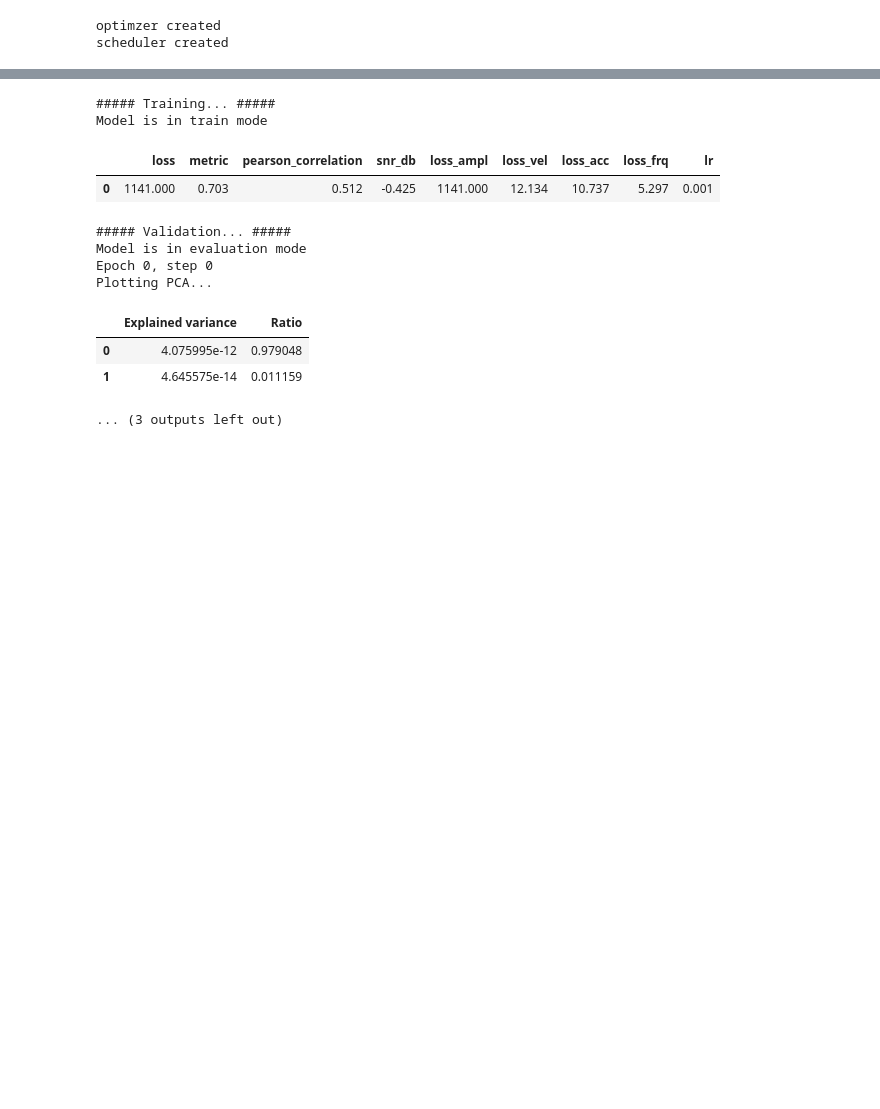
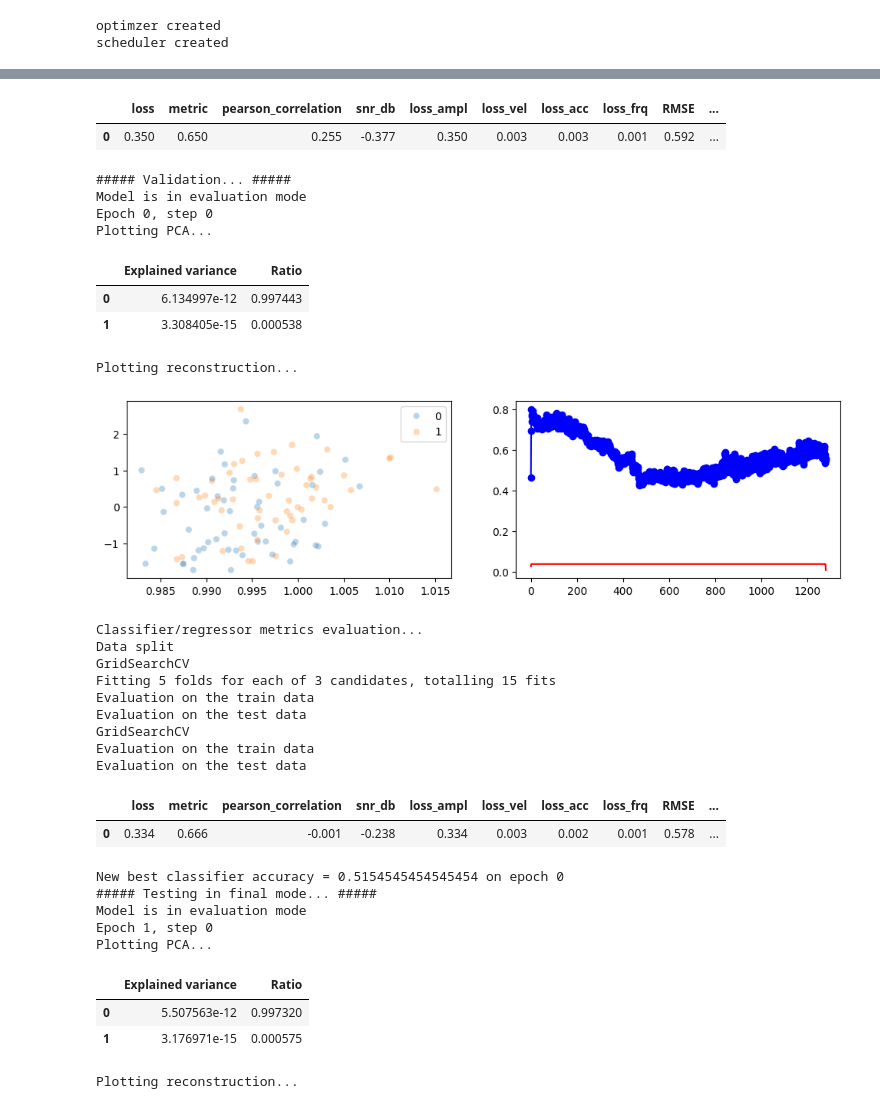
Before and after one commit to dwemer8/Depression_classification_from_EEG, a Jupyter notebook: training.ipynb, the cells around one changed output, grey strips where cells are left out. Cells and saved outputs as stored; diff of their text form; code cells hidden in the pictures; blank space fills up the shorter version.

Commit message:
Loss reduction via mean was added. RMSE logging was added.

```diff
--- a/training.ipynb
+++ b/training.ipynb
@@ -323,7 +322,8 @@ Test sample type: torch.FloatTensor
 #     "beta": 2,
 #     "input_dim": train_dataset[0].shape,
 #     "latent_std": 1,
-#     "latent_multiplier" : 2
+#     "latent_multiplier" : 2,
+#     "loss_reduction" : "mean", #"mean"/"sum
 # }
 # model = VAE(
 #     encoder_conv(model_config),
@@ -340,7 +340,8 @@ Test sample type: torch.FloatTensor
 #     "C_max": 100,
 #     "C_stop_iter": len(train_dataloader)*50,
 #     "device": device,
-#     "latent_multiplier" : 2
+#     "latent_multiplier" : 2,
+    # "loss_reduction" : "mean", #"mean"/"sum
 # }
 # model = BetaVAE_B(
 #     encoder_conv(model_config),
@@ -354,7 +355,8 @@ Test sample type: torch.FloatTensor
 #     "beta": 2,
 #     "input_dim": train_dataset[0].shape,
 #     "latent_std": 1,
-#     "latent_multiplier" : 2
+#     "latent_multiplier" : 2,
+#     "loss_reduction" : "mean", #"mean"/"sum
 # }
 # model = BetaVAE_H(
 #     encoder_conv(model_config),
@@ -366,7 +368,8 @@ Test sample type: torch.FloatTensor
 # model_config = {
 #     "latent_dim": 10,
 #     "input_dim": train_dataset[0].shape,
-#     "latent_multiplier": 1
+#     "latent_multiplier": 1,
+#     "loss_reduction" : "mean", #"mean"/"sum
 # }
 # model = AE_framework(
 #     encoder_conv(model_config),
@@ -386,7 +389,8 @@ Test sample type: torch.FloatTensor
 #     "latent_std": 1,
 #     "n_channels": 3,
 #     "n_classes": 3,
-#     "first_decoder_conv_depth": 32
+#     "first_decoder_conv_depth": 32,
+#     "loss_reduction" : "mean", #"mean"/"sum
 # }
 # model = VAE(
 #     encoder_conv4(model_config["n_channels"]),
@@ -397,6 +401,7 @@ Test sample type: torch.FloatTensor
 model_description="depr. anon., AE, 3 ch., 4/8/16/32, 7/7/5/3/3/3/3/1, Sigmoid"
 model_config = {
     "input_dim": train_dataset[0].shape,
+    "loss_reduction" : "mean", #"mean"/"sum
 }
 model = AE(
     n_channels=train_dataset[0].shape[-2],
@@ -409,7 +414,8 @@ model = AE(
 #     "c1": 3,
 #     "c2": 3,
 #     "c3": 2,
-#     "c_neck": 1
+#     "c_neck": 1,
+#     "loss_reduction" : "mean", #"mean"/"sum
 # }
 # model = UNet(
 #     n_channels=train_dataset[0].shape[-2],
@@ -489,11 +495,10 @@ train_config = {
         "n_masks" : 0,
         "mask_ratio" : 0
     },
+    "avg_embeddings_over_time": True,
 
     "start_epoch": 0, # including #!!!CHECK BEFORE TRAINING
-    "end_epoch": 50, # excluding #!!!CHECK BEFORE TRAINING,
-
-    "avg_embeddings_over_time": True,
+    "end_epoch": 1, # excluding #!!!CHECK BEFORE TRAINING,
 }
 
 ml_config = {
@@ -505,7 +510,10 @@ ml_config = {
         'clf__class_weight': ['balanced'],
         'clf__random_state': [SEED]
     },
-    "ml_eval_function" : [evaluateClassifier, evaluateClassifier_inner_outer_cv],
+    "ml_eval_function" : [
+        evaluateClassifier,
+        evaluateClassifier_inner_outer_cv
+    ],
     "ml_eval_function_tag" : ["d", "cv"],
     "ml_eval_function_kwargs" : [
         {
@@ -514,7 +522,7 @@ ml_config = {
             "SEED" : SEED,
             "cv_scorer" : accuracy_score,
             "metrics" : [(average_precision_score, "soft"), (roc_auc_score, "soft"), (accuracy_score, "hard"), (f1_score, "hard")],
-            "metrics_for_CI" : [(average_precision_score, "soft"), (roc_auc_score, "soft"), (accuracy_score, "hard"), (f1_score, "hard")],
+            # "metrics_for_CI" : [(average_precision_score, "soft"), (roc_auc_score, "soft"), (accuracy_score, "hard"), (f1_score, "hard")],
             "n_bootstraps" : 1000
         },
         {
@@ -570,7 +578,7 @@ random.seed(SEED)
 os.environ['PYTHONHASHSEED'] = str(SEED)
 
 logger = Logger(
-    log_type="wandb", #"wandb"/"tensorboard"/"none" #!!!CHECK BEFORE TRAINING
+    log_type="none", #"wandb"/"tensorboard"/"none" #!!!CHECK BEFORE TRAINING
     run_name=model_description,
     save_path=save_path,
     model=model,
@@ -602,6 +610,7 @@ for epoch in tqdm_auto(range(config['start_epoch'], config['end_epoch'])):
         epoch=epoch,
         logger=logger,
         loss_coefs=train_config["loss_coefs"],
+        loss_reduction=train_config["model_config"]["loss_reduction"],
         is_mask=False,
         mask_ratio=config["masking"]["mask_ratio"],
         # step_max=1, #!!!CHECK BEFORE TRAINING
@@ -625,6 +634,7 @@ for epoch in tqdm_auto(range(config['start_epoch'], config['end_epoch'])):
         epoch=epoch,
         logger=logger,
         loss_coefs=train_config["loss_coefs"],
+        loss_reduction=train_config["model_config"]["loss_reduction"],
         is_mask=False,
         mask_ratio=config["masking"]["mask_ratio"],
         avg_embeddings_over_time=train_config["avg_embeddings_over_time"],
@@ -669,6 +679,8 @@ for model, mode in zip([final_model, best_model], ["final", "test"]):
         plot_period=1e10,
         epoch=config['end_epoch'],
         logger=logger,
+        loss_coefs=train_config["loss_coefs"],
+        loss_reduction=train_config["model_config"]["loss_reduction"],
         avg_embeddings_over_time=train_config["avg_embeddings_over_time"],
         plot_type="classification", #"regression"/"classification",
         **ml_config,
@@ -691,12 +697,31 @@ View run at https://wandb.ai/dmitriykornilov_team/EEG_age_prediction/runs/mdyd66
+|  | loss | metric | pearson_correlation | snr_db | loss_ampl | loss_vel | loss_acc | loss_frq | RMSE | ... |
+| 0 | 0.350 | 0.650 | 0.255 | -0.377 | 0.350 | 0.003 | 0.003 | 0.001 | 0.592 | ... |
-##### Training... #####
-Model is in train mode
+##### Validation... #####
+Model is in evaluation mode
+Epoch 0, step 0
+Plotting PCA...
-|  | loss | metric | pearson_correlation | snr_db | loss_ampl | loss_vel | loss_acc | loss_frq | lr |
-| 0 | 1141.000 | 0.703 | 0.512 | -0.425 | 1141.000 | 12.134 | 10.737 | 5.297 | 0.001 |
+|  | Explained variance | Ratio |
+| 0 | 6.134997e-12 | 0.997443 |
+| 1 | 3.308405e-15 | 0.000538 |
-##### Validation... #####
-Model is in evaluation mode
-Epoch 0, step 0
-Plotting PCA...
+Plotting reconstruction...
-|  | Explained variance | Ratio |
-| 0 | 4.075995e-12 | 0.979048 |
-| 1 | 4.645575e-14 | 0.011159 |
+[figure, added]
-... (3 outputs left out)
+Classifier/regressor metrics evaluation...
+Data split
+GridSearchCV
+Fitting 5 folds for each of 3 candidates, totalling 15 fits
+Evaluation on the train data
+Evaluation on the test data
+GridSearchCV
+Evaluation on the train data
+Evaluation on the test data
+|  | loss | metric | pearson_correlation | snr_db | loss_ampl | loss_vel | loss_acc | loss_frq | RMSE | ... |
+| 0 | 0.334 | 0.666 | -0.001 | -0.238 | 0.334 | 0.003 | 0.002 | 0.001 | 0.578 | ... |
+New best classifier accuracy = 0.5154545454545454 on epoch 0
+##### Testing in final mode... #####
+Model is in evaluation mode
+Epoch 1, step 0
+Plotting PCA...
+|  | Explained variance | Ratio |
+| 0 | 5.507563e-12 | 0.997320 |
+| 1 | 3.176971e-15 | 0.000575 |
+Plotting reconstruction...
```
Also changed, not shown: parts of 3 cells of this notebook, 4 other files.
